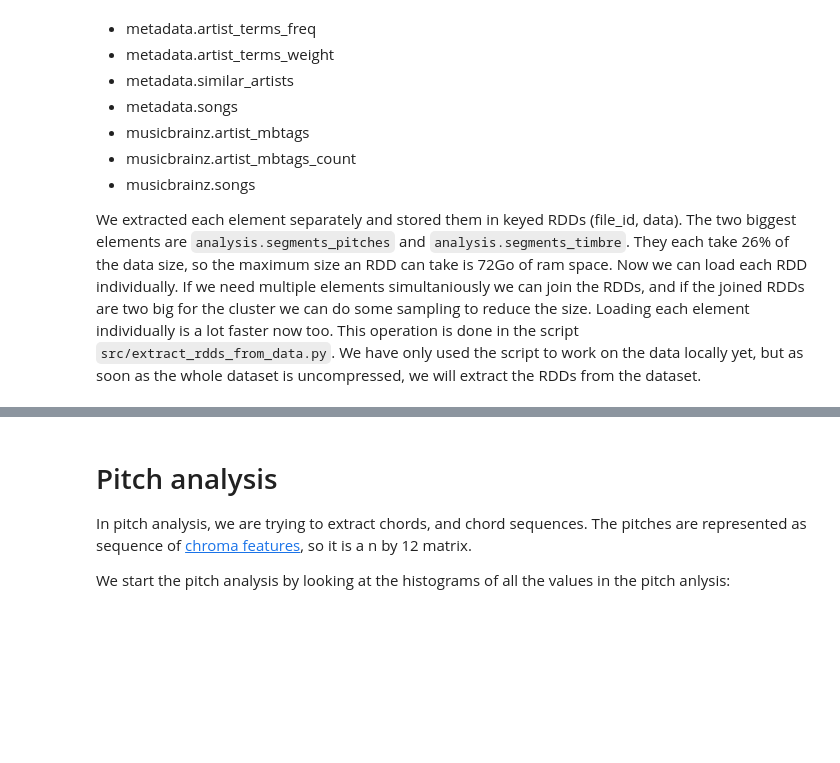
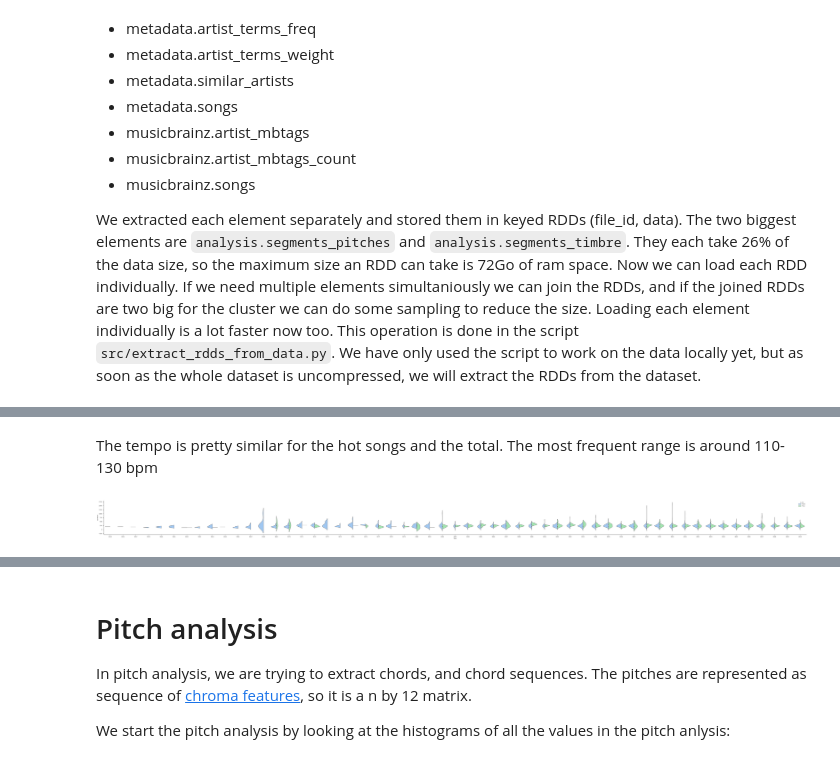
Before and after one commit to Polymere/ADA_Group, a Jupyter notebook: project/Milestone2.ipynb, the cells around one changed output, grey strips where cells are left out. Cells and saved outputs as stored; diff of their text form; code cells hidden in the pictures; blank space fills up the shorter version.

```diff
--- a/project/Milestone2.ipynb
+++ b/project/Milestone2.ipynb
@@ -101,0 +116,11 @@ We extracted each element separately and stored them in keyed RDDs (file_id, dat
+# %% [markdown]
+The tempo is pretty similar for the hot songs and the total. The most frequent range is around 110-130 bpm
+# %%
+feat=analysis_songs_rdd.map(lambda x: (x[0], x[1]['duration'][0])).filter(lambda x: is_numeric(x[1]))
+
+joined=feat.join(year).join(hotness)
+lst=joined.collect()
+
+feat_util.plot_violin(lst,'duration')
+# %% [output]
+[figure, added]
```
Also changed, not shown: parts of 13 cells of this notebook.
